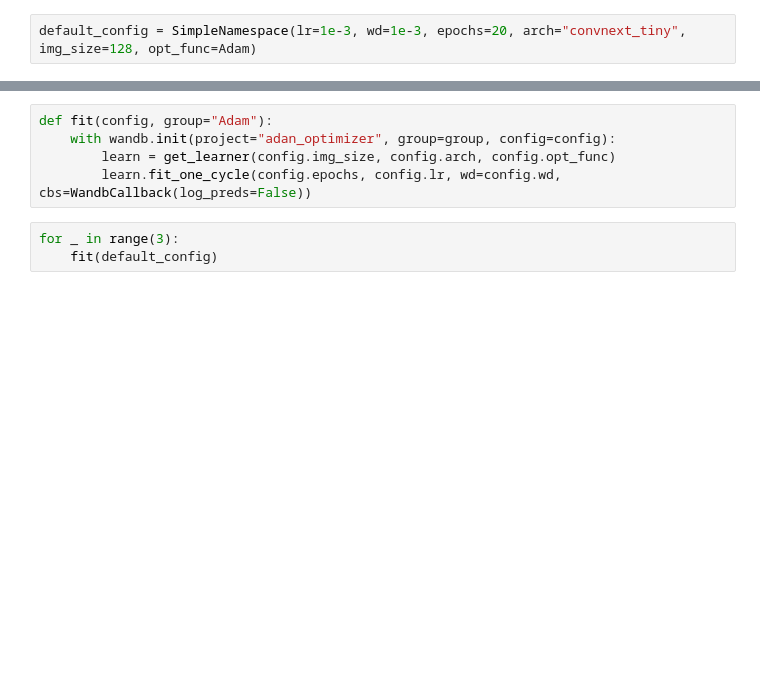
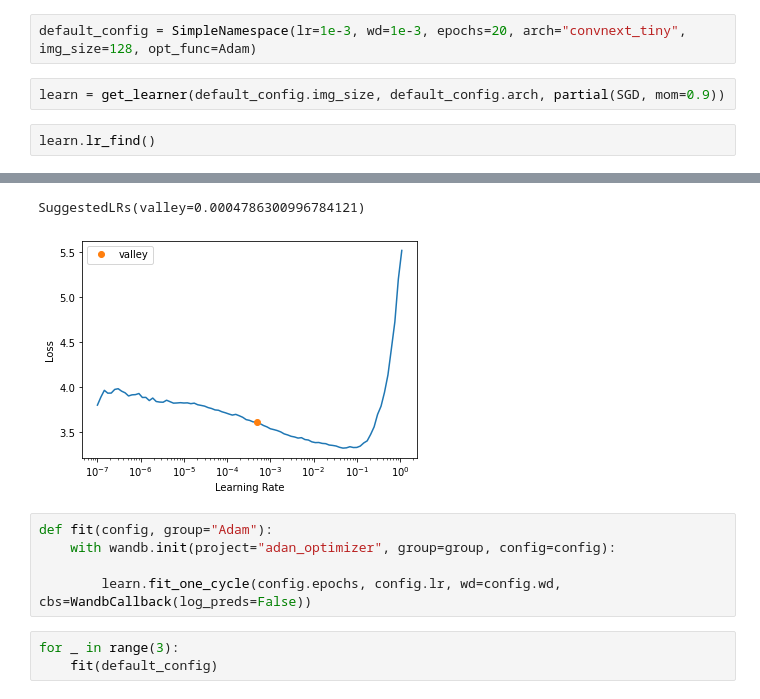
Before and after one commit to tcapelle/adan_opt, a Jupyter notebook: Adan_explore.ipynb, the cells around one changed output, grey strips where cells are left out. Cells and saved outputs as stored; diff of their text form; blank space fills up the shorter version.

```diff
--- a/Adan_explore.ipynb
+++ b/Adan_explore.ipynb
@@ -17,3 +17,8 @@ def get_learner(img_size=128, arch="convnext_tiny", opt_func=Adam):
     return vision_learner(dls, arch, metrics=accuracy, pretrained=False, opt_func=opt_func).to_fp16()
 # %%
 default_config = SimpleNamespace(lr=1e-3, wd=1e-3, epochs=20, arch="convnext_tiny", img_size=128, opt_func=Adam)
+# %%
+learn = get_learner(default_config.img_size, default_config.arch, partial(SGD, mom=0.9))
+# %%
+learn.lr_find()
+# %% [output]
@@ -20,7 +26,9 @@ default_config = SimpleNamespace(lr=1e-3, wd=1e-3, epochs=20, arch="convnext_tin
+SuggestedLRs(valley=0.0004786300996784121)
+[figure, added]
 # %%
 def fit(config, group="Adam"):
     with wandb.init(project="adan_optimizer", group=group, config=config):
-        learn = get_learner(config.img_size, config.arch, config.opt_func)
+
         learn.fit_one_cycle(config.epochs, config.lr, wd=config.wd, cbs=WandbCallback(log_preds=False))
 # %%
 for _ in range(3):
```
Also changed, not shown: parts of 12 cells of this notebook, 4 other files.
